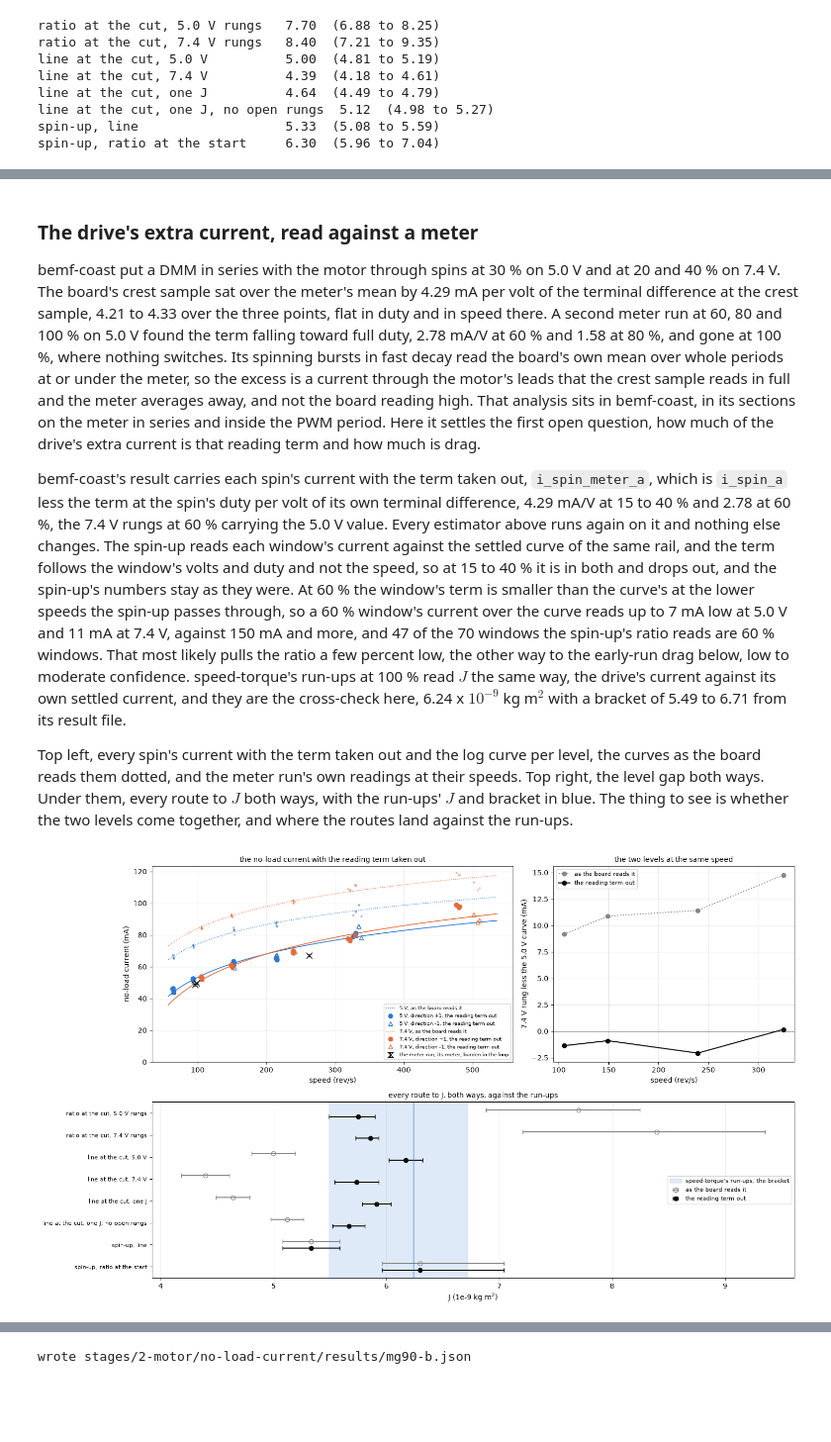
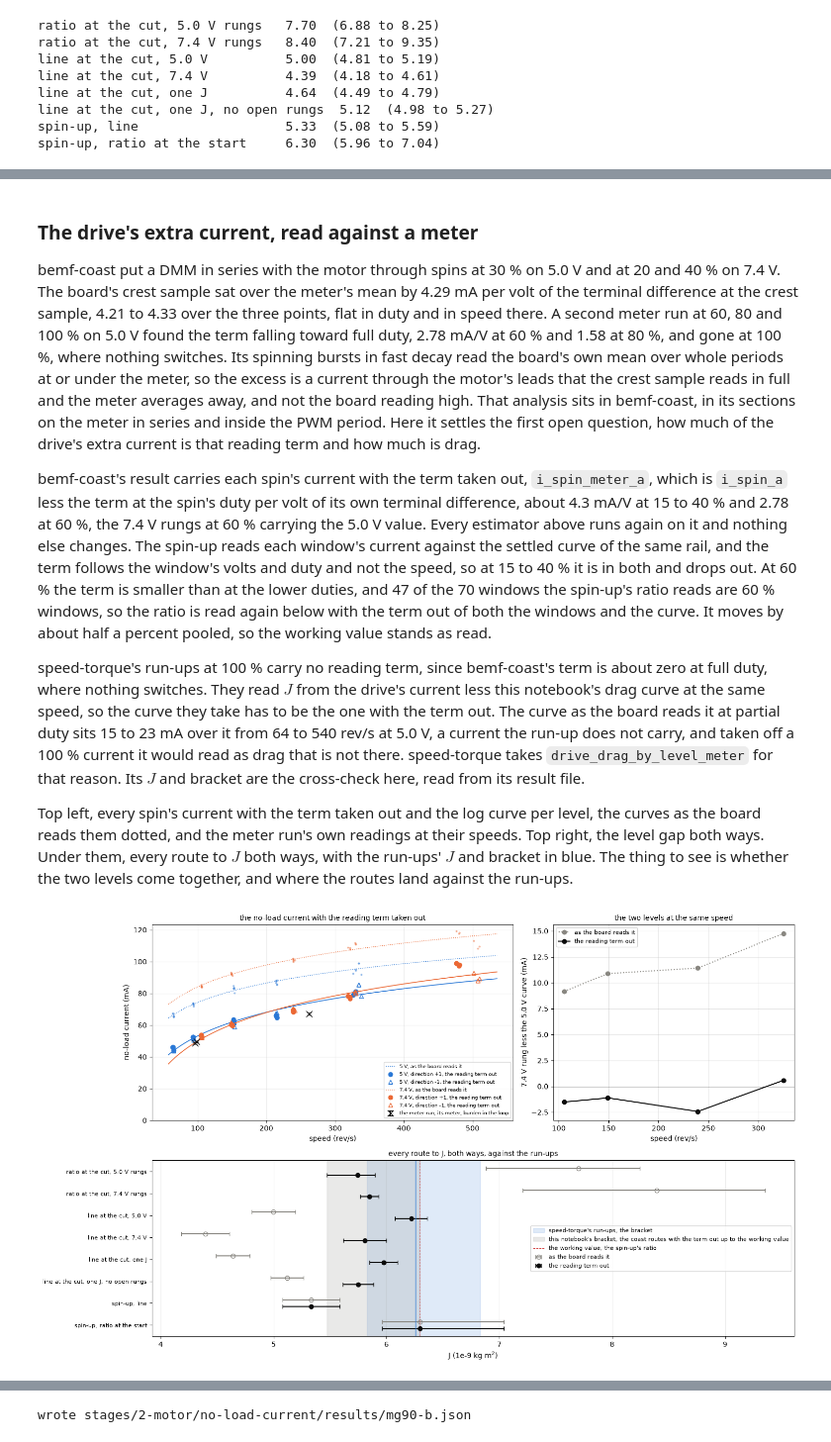
Before and after one commit to OpenServoCore/notebooks, a Jupyter notebook: stages/2-motor/no-load-current/no-load-current.ipynb, the cells around one changed output, grey strips where cells are left out. Shown at 99% size. Saved outputs shown, nothing was run; the diff lists cells and outputs as text; code cells hidden in the pictures; blank space fills up the shorter version.

Commit message:
stage 2: correct no-load-current's headline currents, J bracket, drag handoff and standard errors

```diff
--- a/stages/2-motor/no-load-current/no-load-current.ipynb
+++ b/stages/2-motor/no-load-current/no-load-current.ipynb
@@ -412,7 +415,12 @@ def i0_log(w, a, b):
     return a + b * np.log(w / W_REF)
 
 def fit_level(g, col):
-    p, cov = curve_fit(i0_log, g["w"], g[col], p0=[0.08, 0.02])
+    # the log curve through every spin of a level, with its rms over the spins. The standard errors come from the same curve
+    # through the rung means, one point per duty and direction, since the three spins of a rung share its offset from the
+    # curve and a fit over the thirty spins would count them as independent
+    p, _ = curve_fit(i0_log, g["w"], g[col], p0=[0.08, 0.02])
+    rm = g.groupby(["duty", "dir"]).agg(w=("w", "mean"), y=(col, "mean"))
+    _, cov = curve_fit(i0_log, rm["w"], rm["y"], p0=p)
     return p, np.sqrt(np.diag(cov)), float(np.sqrt(np.mean((g[col] - i0_log(g["w"], *p)) ** 2)))
 
 FORMS = {"a + b w": lambda w, a, b: a + b * w, "a + b sqrt(w)": lambda w, a, b: a + b * np.sqrt(w), "a + b ln(w)": lambda w, a, b: a + b * np.log(w / W_REF)}
@@ -699,7 +741,8 @@ def common_fit(g, col):
     b, *_ = np.linalg.lstsq(X, KT * g[col], rcond=None)
     r = KT * g[col] - X @ b
     cov = np.linalg.inv(X.T @ X) * (r @ r) / (len(g) - 3)
-    return {"j": b[0], "j_se": np.sqrt(cov[0, 0]), "i_x": {v: b[1 + j] / KT for j, v in enumerate(LEVELS)}, "rms": float(np.sqrt(np.mean(r ** 2)) / KT)}
+    return {"j": b[0], "j_se": np.sqrt(cov[0, 0]), "i_x": {v: b[1 + j] / KT for j, v in enumerate(LEVELS)},
+            "i_x_se": {v: np.sqrt(cov[1 + j, 1 + j]) / KT for j, v in enumerate(LEVELS)}, "rms": float(np.sqrt(np.mean(r ** 2)) / KT)}
 
 LINE = {(v, d, col): line_fit(CUT[(CUT["level"] == v) & ((CUT["dir"] == d) if d else True)], col) for v in LEVELS for d in (1, -1, None) for col in ("i0", "i0_oz")}
 COMMON = {col: common_fit(CUT, col) for col in ("i0", "i0_oz")}
@@ -858,7 +898,9 @@ The routes spread from 4.4 to 8.4 in units of $10^{-9}$ kg m$^2$. The ratio at t
 
 bemf-coast put a DMM in series with the motor through spins at 30 % on 5.0 V and at 20 and 40 % on 7.4 V. The board's crest sample sat over the meter's mean by 4.29 mA per volt of the terminal difference at the crest sample, 4.21 to 4.33 over the three points, flat in duty and in speed there. A second meter run at 60, 80 and 100 % on 5.0 V found the term falling toward full duty, 2.78 mA/V at 60 % and 1.58 at 80 %, and gone at 100 %, where nothing switches. Its spinning bursts in fast decay read the board's own mean over whole periods at or under the meter, so the excess is a current through the motor's leads that the crest sample reads in full and the meter averages away, and not the board reading high. That analysis sits in bemf-coast, in its sections on the meter in series and inside the PWM period. Here it settles the first open question, how much of the drive's extra current is that reading term and how much is drag.
 
-bemf-coast's result carries each spin's current with the term taken out, `i_spin_meter_a`, which is `i_spin_a` less the term at the spin's duty per volt of its own terminal difference, 4.29 mA/V at 15 to 40 % and 2.78 at 60 %, the 7.4 V rungs at 60 % carrying the 5.0 V value. Every estimator above runs again on it and nothing else changes. The spin-up reads each window's current against the settled curve of the same rail, and the term follows the window's volts and duty and not the speed, so at 15 to 40 % it is in both and drops out, and the spin-up's numbers stay as they were. At 60 % the window's term is smaller than the curve's at the lower speeds the spin-up passes through, so a 60 % window's current over the curve reads up to 7 mA low at 5.0 V and 11 mA at 7.4 V, against 150 mA and more, and 47 of the 70 windows the spin-up's ratio reads are 60 % windows. That most likely pulls the ratio a few percent low, the other way to the early-run drag below, low to moderate confidence. speed-torque's run-ups at 100 % read $J$ the same way, the drive's current against its own settled current, and they are the cross-check here, 6.24 x $10^{-9}$ kg m$^2$ with a bracket of 5.49 to 6.71 from its result file.
+bemf-coast's result carries each spin's current with the term taken out, `i_spin_meter_a`, which is `i_spin_a` less the term at the spin's duty per volt of its own terminal difference, about 4.3 mA/V at 15 to 40 % and 2.78 at 60 %, the 7.4 V rungs at 60 % carrying the 5.0 V value. Every estimator above runs again on it and nothing else changes. The spin-up reads each window's current against the settled curve of the same rail, and the term follows the window's volts and duty and not the speed, so at 15 to 40 % it is in both and drops out. At 60 % the term is smaller than at the lower duties, and 47 of the 70 windows the spin-up's ratio reads are 60 % windows, so the ratio is read again below with the term out of both the windows and the curve. It moves by about half a percent pooled, so the working value stands as read.
+
+speed-torque's run-ups at 100 % carry no reading term, since bemf-coast's term is about zero at full duty, where nothing switches. They read $J$ from the drive's current less this notebook's drag curve at the same speed, so the curve they take has to be the one with the term out. The curve as the board reads it at partial duty sits 15 to 23 mA over it from 64 to 540 rev/s at 5.0 V, a current the run-up does not carry, and taken off a 100 % current it would read as drag that is not there. speed-torque takes `drive_drag_by_level_meter` for that reason. Its $J$ and bracket are the cross-check here, read from its result file.
 
 Top left, every spin's current with the term taken out and the log curve per level, the curves as the board reads them dotted, and the meter run's own readings at their speeds. Top right, the level gap both ways. Under them, every route to $J$ both ways, with the run-ups' $J$ and bracket in blue. The thing to see is whether the two levels come together, and where the routes land against the run-ups.
 # %%
@@ -891,6 +933,30 @@ ROUTES_M = [
     ("spin-up, line", UPL["slope"], UPL["slope"] - UPL["slope_se"], UPL["slope"] + UPL["slope_se"]),
     ("spin-up, ratio at the start", J_UP, early["j"].quantile(0.16), early["j"].quantile(0.84)),
 ]
+# the bracket on J: the routes through the coast with the term out, each rung of the ratio at the cut and the slope of each line
+# at the cut, from the lowest to the highest, and up to the working value, the spin-up's ratio, where that sits above them
+COAST_READS = [*JR_M["j"], *(r[1] for r in ROUTES_M if r[0].startswith("line at the cut"))]
+J_LO, J_HI = min(COAST_READS), max(max(COAST_READS), J_UP)
+# the spin-up with the term out on both sides: each window's current less the term at its own duty times its spin's volts, against
+# the term-out curve of its level. At 15 to 40 % the term is in the window and the curve alike, so mostly the 60 % windows move
+RT_DUTY = np.array([float(k.rstrip(" %")) for k in RTD]); RT_VAL = np.array([x["value"] for x in RTD.values()])
+V_ON = SPIN.set_index(["k", "dir"])["v_on"]
+early_m = early.copy()
+early_m["i_m"] = early_m["i"] - [np.interp(du, RT_DUTY, RT_VAL) * V_ON[(k, d)] for du, k, d in zip(early_m["duty"], early_m["k"], early_m["dir"])]
+early_m["j_m"] = KT * (early_m["i_m"] - [i0_log(w, *I0FIT_M[lv][0]) for w, lv in zip(early_m["w"], early_m["level"])]) / early_m["acc"]
+J_UP_M = early_m["j_m"].median()
+# how far the lines at the cut lean on i_spin_meter_a: bemf-coast's plain R-L of the meter loop says i_spin_meter_a reads low by
+# i_spin_meter_rl_bias_ma per rung, at its value and at each end of its bounds over the loop's L; and a current error that grows
+# with duty moves the slope, 1 mA more at the 60 % rungs than at 15 %, linear in duty, as the unit
+RLB = BC["i_spin_meter_rl_bias_ma"]
+RL_SENS = {}
+for which in ("value", "lo", "hi"):
+    c2 = CUT.assign(i0_b=CUT["i0_m"] - np.array([RLB[f"{lv:g} V {du} %"][which] for lv, du in zip(CUT["level"], CUT["duty"])]) * 1e-3)
+    RL_SENS[which] = {"one": common_fit(c2, "i0_b"), "clean": common_fit(c2[~c2["opens"]], "i0_b"),
+                      "rungs": (KT * c2["i0_b"] / c2["alpha_cut"]).groupby([c2["level"], c2["duty"]]).mean()}
+J_PER_MA_PCT = (common_fit(CUT.assign(i0_d=CUT["i0_m"] + 1e-3 * (CUT["duty"] - 15) / 45), "i0_d")["j"] / COMMON_M["j"] - 1) * 100
+# the term-out curve's residuals, the mean per duty at each level
+RES_DUTY = {v: ((g["i0_m"] - i0_log(g["w"], *I0FIT_M[v][0])) * 1e3).groupby(g["duty"]).mean() for v, g in SPIN.groupby("level")}
 # the meter run's own points, at the speeds the meter's burden held the rotor to, beside the corrected curves
 MP = BC["meter_by_point"]
 
@@ -923,36 +989,49 @@ for y, ((label, v0, lo0, hi0), (_, v1, lo1, hi1)) in enumerate(zip(ROUTES, ROUTE
                    label="the reading term out" if y == 0 else None)
 ax[2].axvspan(ST_J["lo"] * 1e9, ST_J["hi"] * 1e9, color=BLUE, alpha=0.15, label="speed-torque's run-ups, the bracket")
 ax[2].axvline(ST_J["value"] * 1e9, color=BLUE, lw=1)
+ax[2].axvspan(J_LO * 1e9, J_HI * 1e9, color=MUTED, alpha=0.18, label="this notebook's bracket, the coast routes with the term out up to the working value")
+ax[2].axvline(J_UP * 1e9, color=RED, lw=0.8, ls="--", label="the working value, the spin-up's ratio")
 ax[2].set_yticks(range(len(ROUTES)), [r[0] for r in ROUTES], fontsize=8); ax[2].invert_yaxis()
 ax[2].set_xlabel("J (1e-9 kg m$^2$)"); ax[2].set_title("every route to J, both ways, against the run-ups", fontsize=10); ax[2].legend(fontsize=8, loc="center right"); ax[2].grid(alpha=0.3, axis="x")
 plt.tight_layout(); plt.show()
 
 off = (SPIN["i0"] - SPIN["i0_m"]) * 1e3                                    # mA the term takes off each spin
 print(f"reading term {RT['value'] * 1e3:.3f} mA/V ({RT['lo'] * 1e3:.3f} to {RT['hi'] * 1e3:.3f}) at 20 to 40 %; by duty "
       + ", ".join(f"{k} {v['value'] * 1e3:+.2f}" for k, v in RTD.items()) + " mA/V; it takes "
       + ", ".join(f"{v:g} V {off[(SPIN['level'] == v) & (SPIN['duty'] < 60)].mean():.1f} mA at 15 to 40 % and {off[(SPIN['level'] == v) & (SPIN['duty'] == 60)].mean():.1f} at 60 %"
                   for v in LEVELS) + " off every spin")
 for v in LEVELS:
     (a, b), (sa, sb), rms = I0FIT_M[v]
     print(f"{v:g} V, reading term out: I0 = {a * 1e3:.1f} +/- {sa * 1e3:.1f} mA + {b * 1e3:.2f} +/- {sb * 1e3:.2f} mA x ln(w / 100 rev/s), rms {rms * 1e3:.2f} mA "
           f"(as read {I0FIT[v][0][0] * 1e3:.1f} and {I0FIT[v][0][1] * 1e3:.2f})")
 print("7.4 V over the 5.0 V curve at the same speed, reading term out (mA):", dict(zip(m7["duty"], m7["gap_m"].round(1))), "| as read:", dict(zip(m7["duty"], m7["gap"].round(1))))
 for name, mp in MP.items():
     w = 2 * np.pi * mp["speed_rev_s"]["value"]
     print(f"the meter run {name}: {mp['meter_ma']['value']:.1f} mA at {mp['speed_rev_s']['value']:.0f} rev/s; the corrected 5.0 V curve there {i0_log(w, *I0FIT_M[5.0][0]) * 1e3:.1f} mA, "
           f"the 7.4 V curve {i0_log(w, *I0FIT_M[7.4][0]) * 1e3:.1f} mA" + (" (below its range)" if mp['speed_rev_s']['value'] < SPIN[SPIN['level'] == 7.4]['spin_speed_rev_s'].min() else ""))
+print("the term-out curve's mean residual per duty (mA): " + "; ".join(f"{v:g} V " + ", ".join(f"{du} % {x:+.1f}" for du, x in r.items()) for v, r in RES_DUTY.items()))
 print(f"one J for both levels, reading term out: {COMMON_M['j'] * 1e9:.2f} +/- {COMMON_M['j_se'] * 1e9:.2f}, intercepts "
-      + ", ".join(f"{v:g} V {COMMON_M['i_x'][v] * 1e3:+.1f} mA" for v in LEVELS) + f" (as read {COMMON['i0']['j'] * 1e9:.2f} with "
+      + ", ".join(f"{v:g} V {COMMON_M['i_x'][v] * 1e3:+.1f} +/- {COMMON_M['i_x_se'][v] * 1e3:.1f} mA" for v in LEVELS) + f" (as read {COMMON['i0']['j'] * 1e9:.2f} with "
       + ", ".join(f"{COMMON['i0']['i_x'][v] * 1e3:+.1f}" for v in LEVELS) + "); without the open rungs "
       + f"{COMMON_M_CLEAN['j'] * 1e9:.2f} with " + ", ".join(f"{COMMON_M_CLEAN['i_x'][v] * 1e3:+.1f}" for v in LEVELS) + " mA")
 for v in LEVELS:
     r = JR_M[JR_M["level"] == v]
     print(f"{v:g} V, the ratio at the cut per rung, reading term out: {np.round(r['j'].to_numpy() * 1e9, 2).tolist()} at {np.round(r['rev_s'].to_numpy()).astype(int).tolist()} rev/s")
 print(f"over every spin {CUT['j_ratio_m'].median() * 1e9:.2f} in the median ({CUT['j_ratio_m'].min() * 1e9:.2f} to {CUT['j_ratio_m'].max() * 1e9:.2f}), "
       f"a line against speed {JL_M['slope'] / CUT['j_ratio_m'].mean() * 1e4:+.1f} % of the mean per 100 rev/s ({abs(JL_M['slope'] / JL_M['slope_se']):.0f} standard errors from flat); "
       f"near 150 rev/s 5.0 V at 30 % {JR_M[(JR_M['level'] == 5.0) & (JR_M['duty'] == 30)]['j'].iloc[0] * 1e9:.2f} and 7.4 V at 20 % {JR_M[(JR_M['level'] == 7.4) & (JR_M['duty'] == 20)]['j'].iloc[0] * 1e9:.2f}")
+for which, lab in (("value", "at its value"), ("lo", "at its largest"), ("hi", "at its smallest")):
+    S_ = RL_SENS[which]
+    print(f"with i_spin_meter_a raised by the loop's R-L bias {lab}: one J {S_['one']['j'] * 1e9:.2f}, intercepts "
+          + ", ".join(f"{v:g} V {S_['one']['i_x'][v] * 1e3:+.1f}" for v in LEVELS) + " mA; without the open rungs "
+          + ", ".join(f"{S_['clean']['i_x'][v] * 1e3:+.1f}" for v in LEVELS) + f" mA; the ratio at the cut per rung {S_['rungs'].min() * 1e9:.2f} to {S_['rungs'].max() * 1e9:.2f}")
+print(f"an error in i_spin_meter_a 1 mA larger at the 60 % rungs than at 15 % moves the one-J line {J_PER_MA_PCT:+.1f} %")
+print(f"the spin-up's ratio with the term out of both the window and the curve: {J_UP_M * 1e9:.2f} ({early_m['j_m'].quantile(0.16) * 1e9:.2f} to "
+      f"{early_m['j_m'].quantile(0.84) * 1e9:.2f} as the windows spread), {(J_UP_M / J_UP - 1) * 100:+.1f} % from {J_UP * 1e9:.2f} as read, over the same {len(early_m)} windows")
+print(f"the bracket: {J_LO * 1e9:.2f} to {J_HI * 1e9:.2f} x 1e-9 kg m^2, the coast routes with the term out from {min(COAST_READS) * 1e9:.2f} to {max(COAST_READS) * 1e9:.2f}, "
+      f"the working value {J_UP * 1e9:.2f}")
 print(f"speed-torque's run-ups: J {ST_J['value'] * 1e9:.2f} x 1e-9 kg m^2, bracket {ST_J['lo'] * 1e9:.2f} to {ST_J['hi'] * 1e9:.2f}")
 for label, v, lo, hi in ROUTES_M:
     print(f"  {label:38s} {v * 1e9:5.2f} ({lo * 1e9:.2f} to {hi * 1e9:.2f}), {(v / ST_J['value'] - 1) * 100:+.0f} % from the run-ups")
 # %% [output]
-[figure, old version]
+[figure, new version]
```
Also changed, not shown: parts of 14 cells of this notebook, 1 other file.
